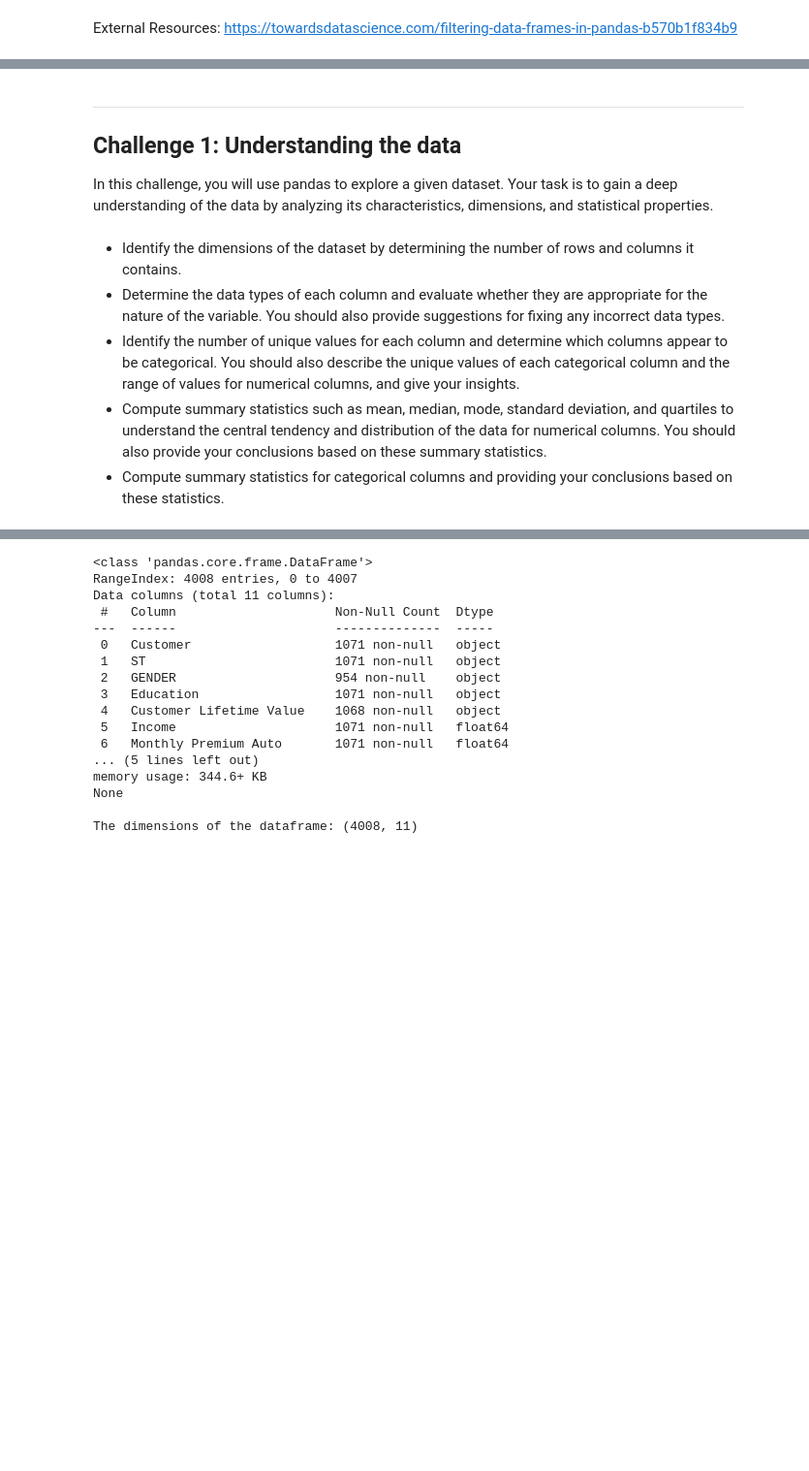
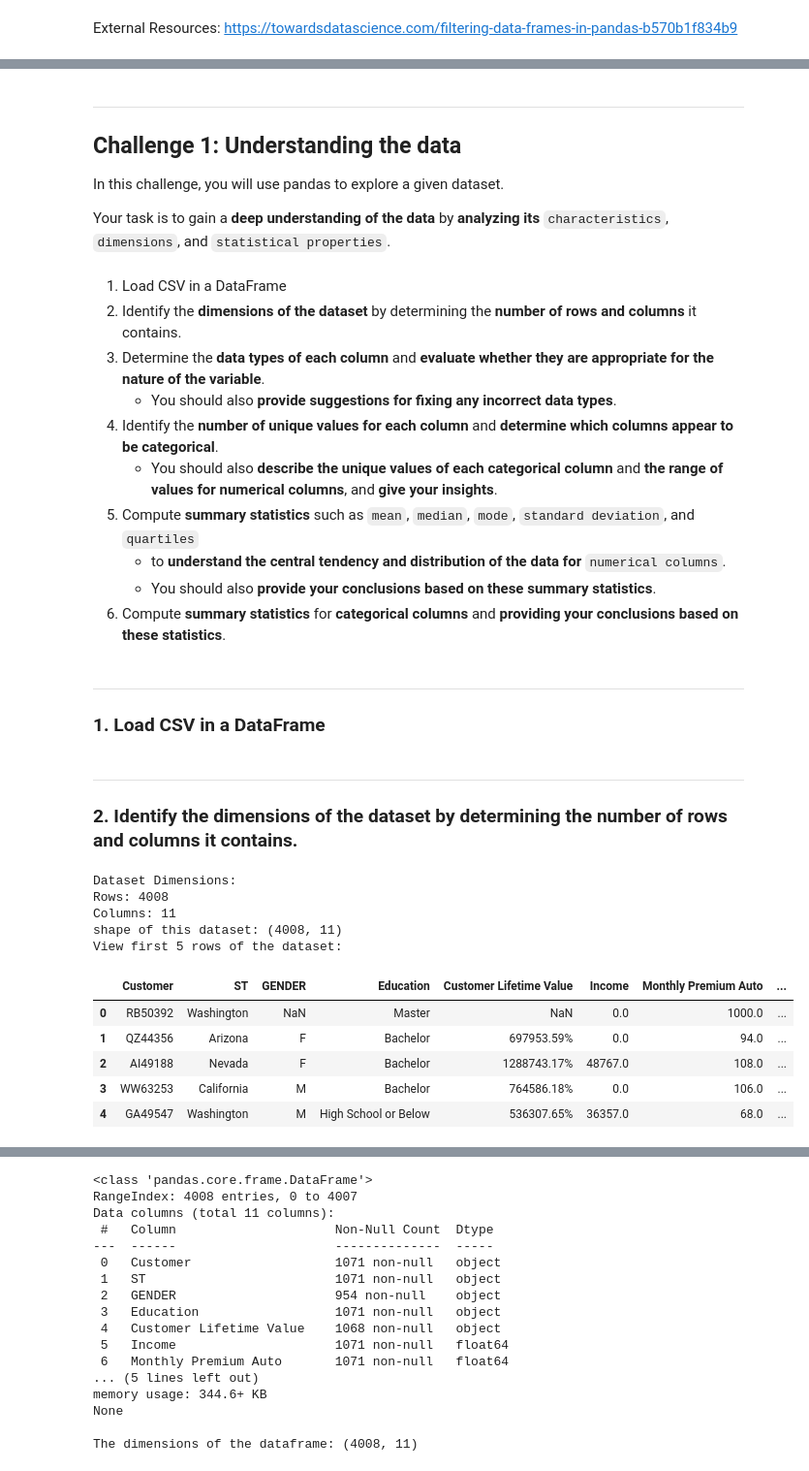
Before and after one commit to samia-boubaya/07_lab-dw-pandas, a Jupyter notebook: lab-dw-pandas.ipynb, the cells around one changed output, grey strips where cells are left out. Shown at 97% size. Drawn from its saved outputs; the diff is of its cells as text; code cells hidden in the pictures; blank space fills up the shorter version.

```diff
--- a/lab-dw-pandas.ipynb
+++ b/lab-dw-pandas.ipynb
@@ -39,10 +65,20 @@ External Resources: https://towardsdatascience.com/filtering-data-frames-in-pand
 ---
 ## Challenge 1: Understanding the data
 
-In this challenge, you will use pandas to explore a given dataset. Your task is to gain a deep understanding of the data by analyzing its characteristics, dimensions, and statistical properties.
+In this challenge, you will use pandas to explore a given dataset.
+
+Your task is to gain a **deep understanding of the data** by **analyzing its** ``characteristics``, ``dimensions``, and ``statistical properties``.
 # %% [markdown]
-- Identify the dimensions of the dataset by determining the number of rows and columns it contains.
-- Determine the data types of each column and evaluate whether they are appropriate for the nature of the variable. You should also provide suggestions for fixing any incorrect data types.
-- Identify the number of unique values for each column and determine which columns appear to be categorical. You should also describe the unique values of each categorical column and the range of values for numerical columns, and give your insights.
-- Compute summary statistics such as mean, median, mode, standard deviation, and quartiles to understand the central tendency and distribution of the data for numerical columns. You should also provide your conclusions based on these summary statistics.
-- Compute summary statistics for categorical columns and providing your conclusions based on these statistics.
+1. Load CSV in a DataFrame
+2. Identify the **dimensions of the dataset** by determining the **number of rows and columns** it contains.
+3. Determine the **data types of each column** and **evaluate whether they are appropriate for the nature of the variable**.
+    - You should also **provide suggestions for fixing any incorrect data types**.
+4. Identify the **number of unique values for each column** and **determine which columns appear to be categorical**.
+    - You should also **describe the unique values of each categorical column** and **the range of values for numerical columns**, and **give your insights**.
+5. Compute **summary statistics** such as ``mean``, ``median``, ``mode``, ``standard deviation``, and ``quartiles``
+    - to **understand the central tendency and distribution of the data for** ``numerical columns``.
+    - You should also **provide your conclusions based on these summary statistics**.
+6. Compute **summary statistics** for **categorical columns** and **providing your conclusions based on these statistics**.
+# %% [markdown]
+---
+### 1. Load CSV in a DataFrame
@@ -48,0 +91,27 @@ In this challenge, you will use pandas to explore a given dataset. Your task is
+# %% [markdown]
+---
+### 2. Identify the **dimensions of the dataset** by determining the **number of rows and columns** it contains.
+# %%
+## 1. Dimensions
+print("\nDataset Dimensions:")
+
+# df.shape returns a tuple (rows, columns)
+# df.shape[0] gives number of rows
+# df.shape[1] gives number of columns
+print(f"Rows: {df.shape[0]}")
+print(f"Columns: {df.shape[1]}")
+print(f"shape of this dataset:", df.shape)
+print(f"View first 5 rows of the dataset:")
+df.head()
+# %% [output]
+Dataset Dimensions:
+Rows: 4008
+Columns: 11
+shape of this dataset: (4008, 11)
+View first 5 rows of the dataset:
+|  | Customer | ST | GENDER | Education | Customer Lifetime Value | Income | Monthly Premium Auto | ... |
+| 0 | RB50392 | Washington | NaN | Master | NaN | 0.0 | 1000.0 | ... |
+| 1 | QZ44356 | Arizona | F | Bachelor | 697953.59% | 0.0 | 94.0 | ... |
+| 2 | AI49188 | Nevada | F | Bachelor | 1288743.17% | 48767.0 | 108.0 | ... |
+| 3 | WW63253 | California | M | Bachelor | 764586.18% | 0.0 | 106.0 | ... |
+| 4 | GA49547 | Washington | M | High School or Below | 536307.65% | 36357.0 | 68.0 | ... |
```
Also changed, not shown: parts of 24 cells of this notebook.
